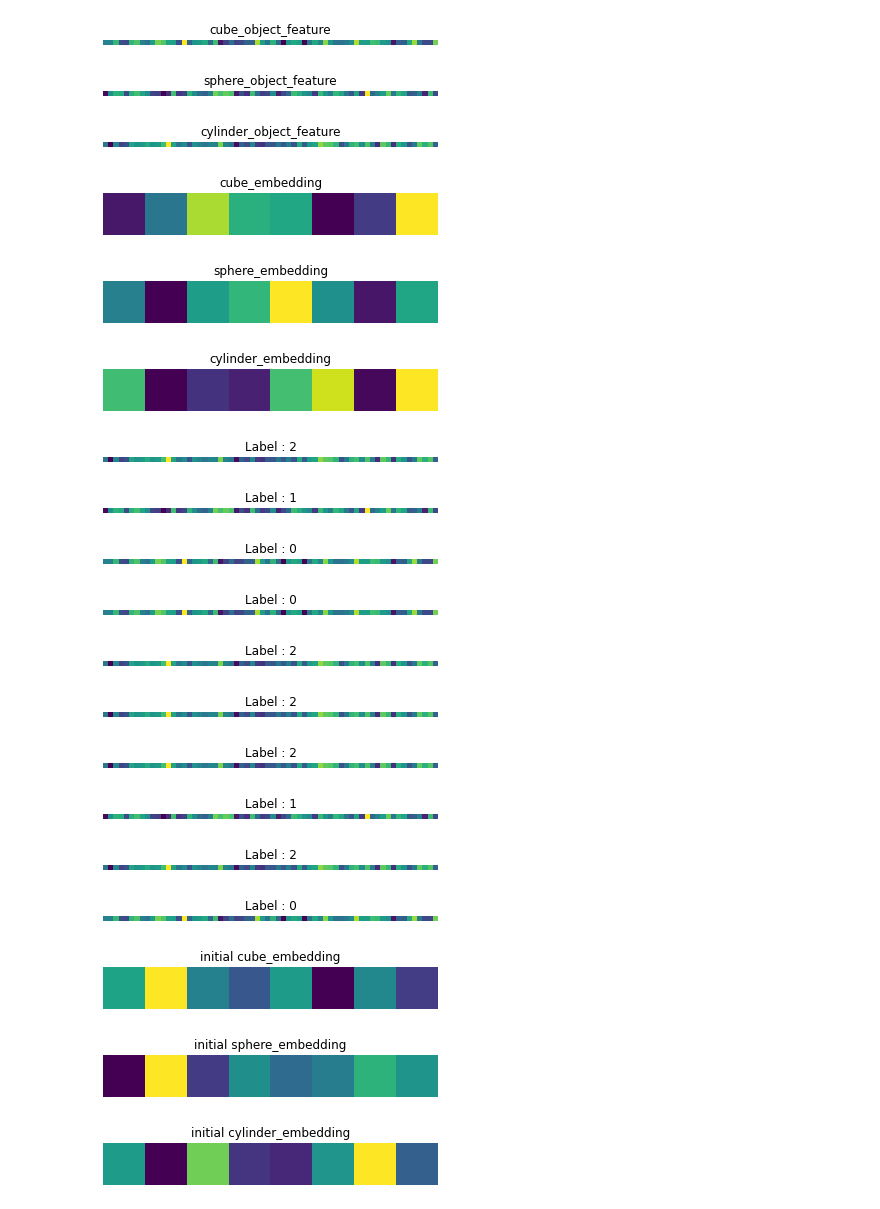
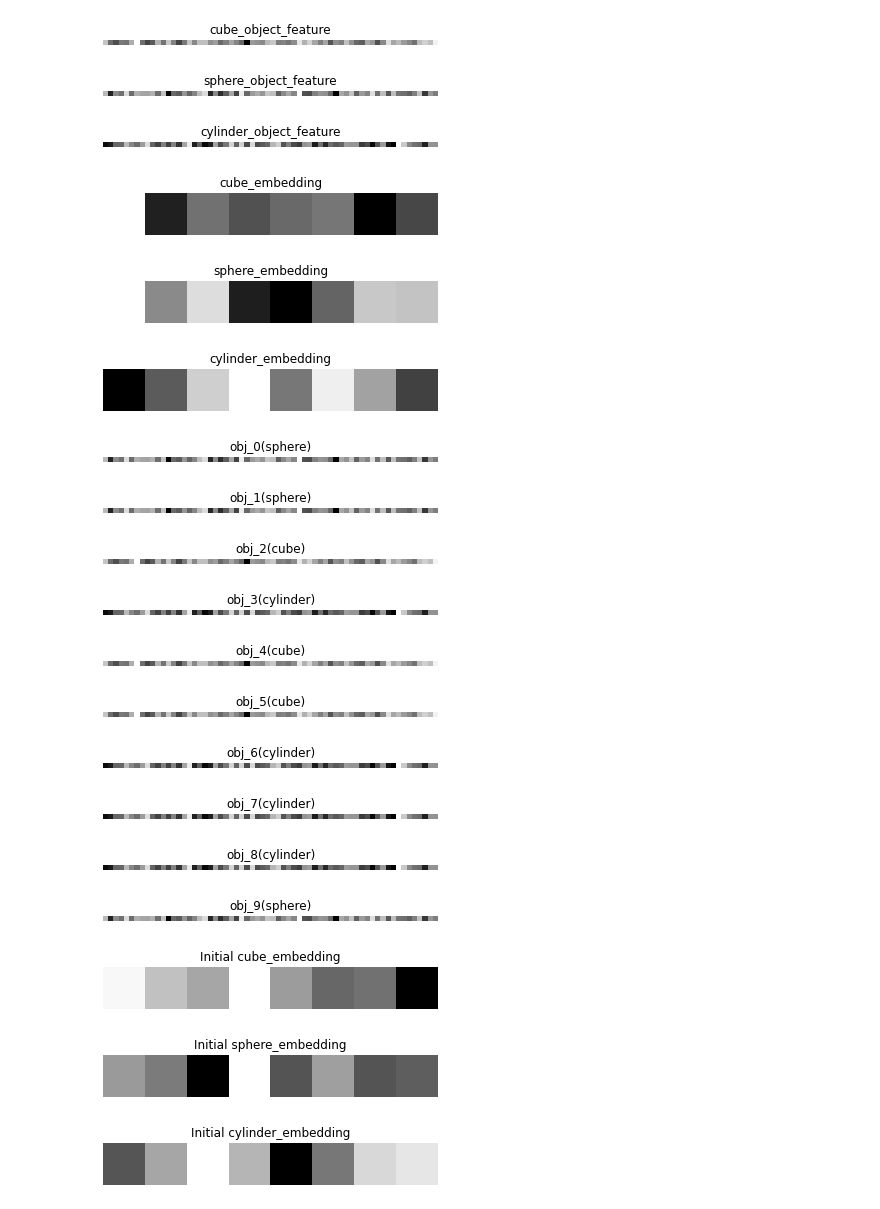
Before and after one commit to COMP6248-Reproducability-Challenge/nscl_reproducability_challenge, a Jupyter notebook: embedding.ipynb, the cells around one changed output. Drawn from its saved outputs; the diff is of its cells as text; code cells hidden in the pictures.

Commit message:
Notebook for testing attribute_embedding_space

```diff
--- a/embedding.ipynb
+++ b/embedding.ipynb
@@ -14,30 +16,30 @@ output_dim = 8
 all_shapes = CLEVRDefinition.attribute_concept_map['shape']
 # %%
 # Generate synthetic features
-shape_features = {shape:torch.randn(input_dim) for shape in all_shapes}
+shape_features = {shape:torch.randn((1,input_dim)) for shape in all_shapes}
 for shape, features in shape_features.items():
     plt.figure()
     plt.axis("off")
     plt.title(f'{shape}_object_feature')
-    plt.imshow(features.unsqueeze(1).t())
+    plt.imshow(features, cmap='gray')
 # %% [output]
-[figure, old version]
+[figure, new version]
-[figure, old version]
+[figure, new version]
-[figure, old version]
+[figure, new version]
 # %%
-# Convert features to concept vectors
+# Convert features to concept embeddings
 shape_of = nn.Linear(input_dim, output_dim)
 shape_concepts = {shape:shape_of(shape_features[shape]).data for shape in all_shapes}
 
 for shape, concept in shape_concepts.items():
     plt.figure()
     plt.axis("off")
     plt.title(f'{shape}_embedding')
-    plt.imshow(concept.unsqueeze(1).t())
+    plt.imshow(concept, cmap='gray')
 # %% [output]
-[figure, old version]
+[figure, new version]
-[figure, old version]
+[figure, new version]
-[figure, old version]
+[figure, new version]
 # %%
 # Generate synthetic dataset
 class EmbeddingDataset(Dataset):
@@ -46,7 +48,7 @@ class EmbeddingDataset(Dataset):
         self.labels = labels
 
     def __getitem__(self, index):
-        return self.features[index].unsqueeze(0), self.labels[index]
+        return self.features[index], self.labels[index]
 
     def __len__(self):
         return len(self.features)
@@ -65,26 +67,27 @@ for i in range(num_data_per_shape):
 
 dataset = EmbeddingDataset(scenes, scene_labels)
 dataloader = DataLoader(dataset, batch_size=10, shuffle=True, drop_last=True)
-for features, labels in dataloader:
+for features, shape_ids in dataloader:
     for i in range(len(features)):
         plt.figure()
         plt.axis("off")
-        plt.title(f'Label : {labels[i].item()}')
-        plt.imshow(features[i])
+        plt.title(f'obj_{i}({id_to_shape[shape_ids[i].item()]})')
+        plt.imshow(features[i], cmap='gray')
     break
 # %% [output]
-[figure, old version]
+[figure, new version]
-[figure, old version]
+[figure, new version]
-[figure, old version]
+[figure, new version]
-[figure, old version]
+[figure, new version]
-[figure, old version]
+[figure, new version]
-[figure, old version]
+[figure, new version]
-[figure, old version]
+[figure, new version]
-[figure, old version]
+[figure, new version]
-[figure, old version]
+[figure, new version]
-[figure, old version]
+[figure, new version]
 # %%
-attribute_concept_map = {'shape':['cube', 'sphere', 'cylinder'], 'size':['large', 'small']}
+# Generate embedding space
+attribute_concept_map = {'shape':['cube', 'sphere', 'cylinder']}
 embedding_space = AttributeEmbeddingSpace(attribute_concept_map, input_dim, output_dim)
 
 # print(embedding_space.parameters)
@@ -92,11 +95,11 @@ embedding_space = AttributeEmbeddingSpace(attribute_concept_map, input_dim, outp
 for shape in all_shapes:
     plt.figure()
     plt.axis("off")
-    plt.title(f'initial {shape}_embedding')
-    plt.imshow(getattr(embedding_space.concept_embeddings, shape).concept_vector.data.unsqueeze(1).t())
+    plt.title(f'Initial {shape}_embedding')
+    plt.imshow(getattr(embedding_space.concept_embeddings, shape).concept_vector.data.unsqueeze(1).t(), cmap='gray')
 # %% [output]
-[figure, old version]
+[figure, new version]
-[figure, old version]
+[figure, new version]
-[figure, old version]
+[figure, new version]
 # %%
 # Test similarity computation
```
Also changed, not shown: parts of 6 cells of this notebook, 1 other file.
